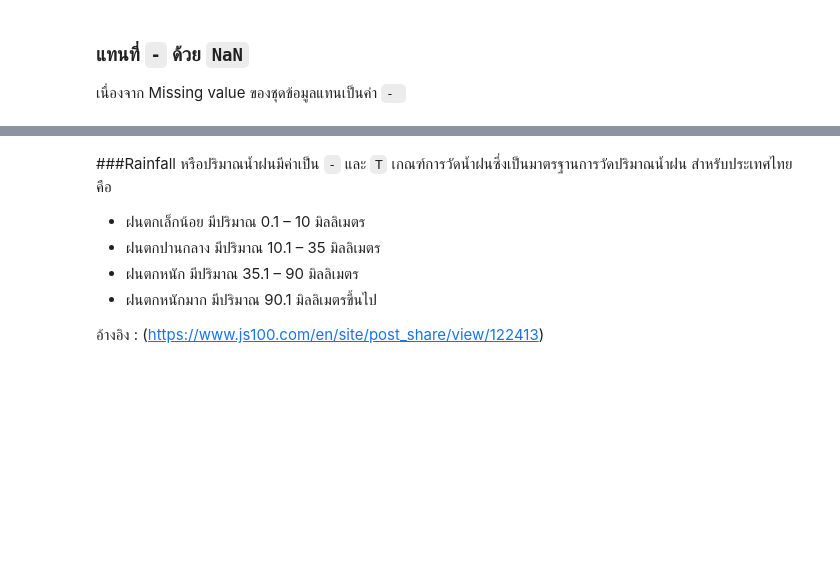
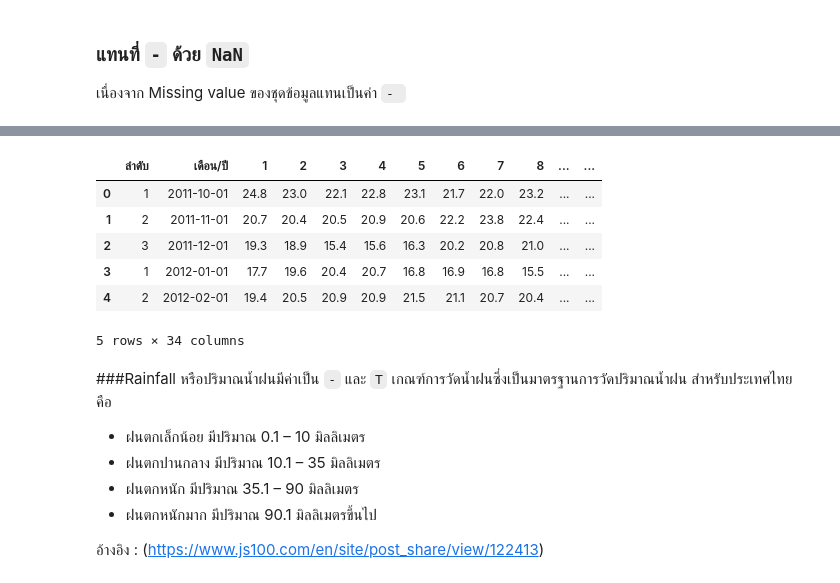
Before and after one commit to Sashimimeow/BSC_DPDM23, a Jupyter notebook: midterm_bscdpdm23.ipynb, the cells around one changed output, grey strips where cells are left out. Cells and saved outputs as stored; diff of their text form; code cells hidden in the pictures; blank space fills up the shorter version.

```diff
--- a/midterm_bscdpdm23.ipynb
+++ b/midterm_bscdpdm23.ipynb
@@ -694,3 +362,13 @@ for df in df_bulb_list:
+# %%
+Min_D_KhonKaen.head()
+# %% [output]
+|  | ลำดับ | เดือน/ปี | 1 | 2 | 3 | 4 | 5 | 6 | 7 | 8 | ... | ... |
+| 0 | 1 | 2011-10-01 | 24.8 | 23.0 | 22.1 | 22.8 | 23.1 | 21.7 | 22.0 | 23.2 | ... | ... |
+| 1 | 2 | 2011-11-01 | 20.7 | 20.4 | 20.5 | 20.9 | 20.6 | 22.2 | 23.8 | 22.4 | ... | ... |
+| 2 | 3 | 2011-12-01 | 19.3 | 18.9 | 15.4 | 15.6 | 16.3 | 20.2 | 20.8 | 21.0 | ... | ... |
+| 3 | 1 | 2012-01-01 | 17.7 | 19.6 | 20.4 | 20.7 | 16.8 | 16.9 | 16.8 | 15.5 | ... | ... |
+| 4 | 2 | 2012-02-01 | 19.4 | 20.5 | 20.9 | 20.9 | 21.5 | 21.1 | 20.7 | 20.4 | ... | ... |
+5 rows × 34 columns
 # %% [markdown]
 ###Rainfall หรือปริมาณน้ำฝนมีค่าเป็น `-` และ `T`
 เกณฑ์การวัดน้ำฝนซึ่งเป็นมาตรฐานการวัดปริมาณน้ำฝน สำหรับประเทศไทย คือ
```
Also changed, not shown: parts of 114 cells of this notebook.
